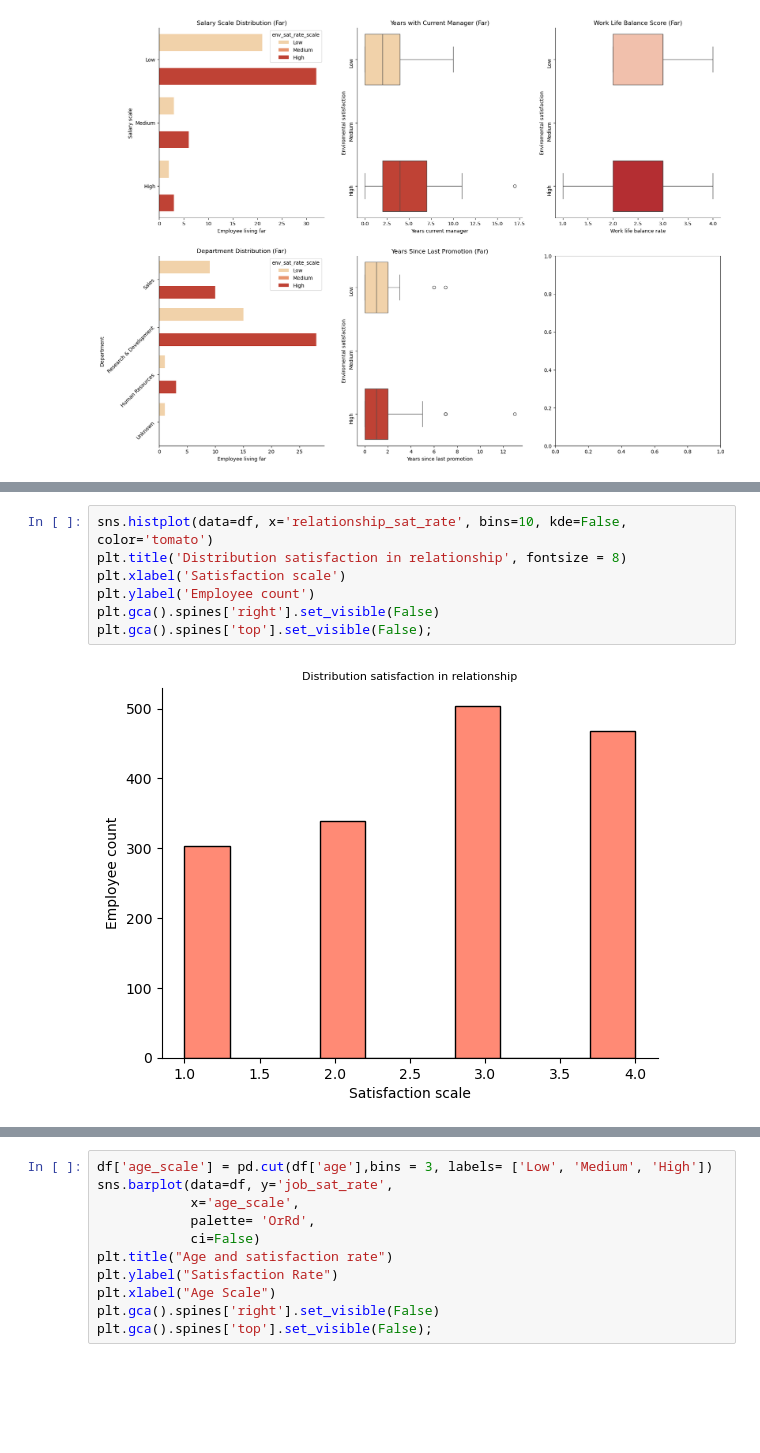
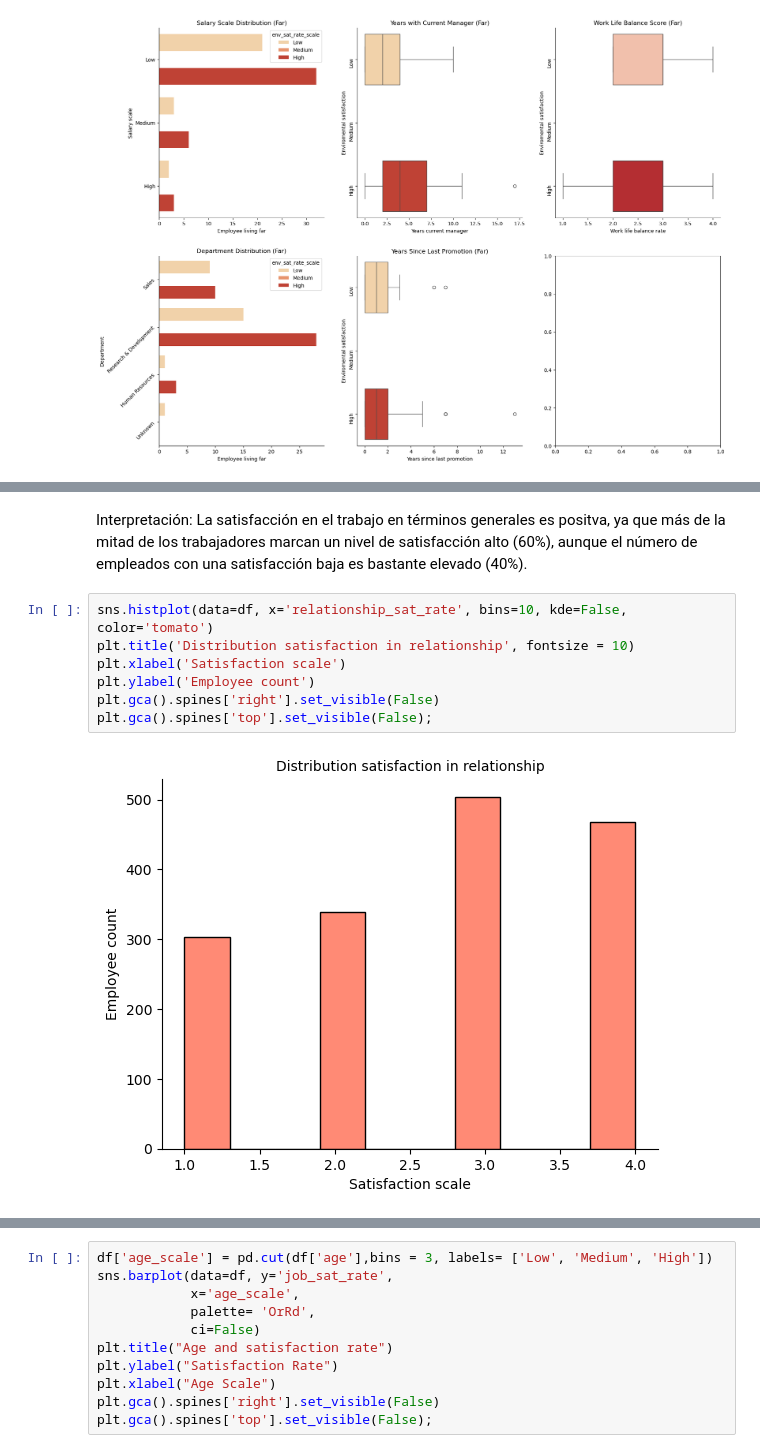
Before and after one commit to CibiPB/project-da-promo-49-INTERNO, a Jupyter notebook: Notebooks/3. Data Analysis.ipynb, the cells around one changed output, grey strips where cells are left out. Cells and saved outputs as stored; diff of their text form; blank space fills up the shorter version.

```diff
--- a/Notebooks/3. Data Analysis.ipynb
+++ b/Notebooks/3. Data Analysis.ipynb
@@ -392,9 +407,11 @@ plt.gca().spines['top'].set_visible(False);
+# %% [markdown]
+Interpretación: La satisfacción en el trabajo en términos generales es positva, ya que más de la mitad de los trabajadores marcan un nivel de satisfacción alto (60%), aunque el número de empleados con una satisfacción baja es bastante elevado (40%).
 # %%
 sns.histplot(data=df, x='relationship_sat_rate', bins=10, kde=False, color='tomato')
-plt.title('Distribution satisfaction in relationship', fontsize = 8)
+plt.title('Distribution satisfaction in relationship', fontsize = 10)
 plt.xlabel('Satisfaction scale')
 plt.ylabel('Employee count')
 plt.gca().spines['right'].set_visible(False)
 plt.gca().spines['top'].set_visible(False);
 # %% [output]
-[figure, old version]
+[figure, new version]
```
Also changed, not shown: parts of 24 cells of this notebook, 1 other file.
